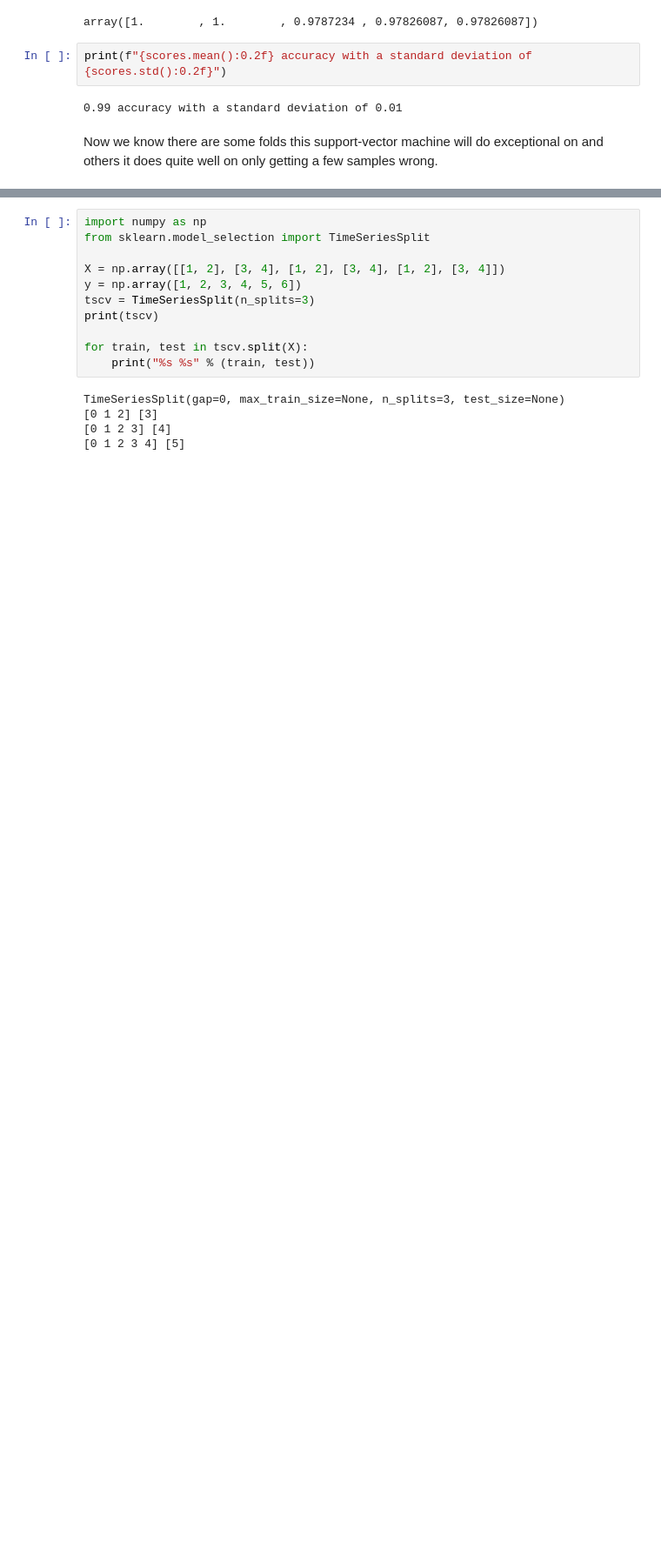
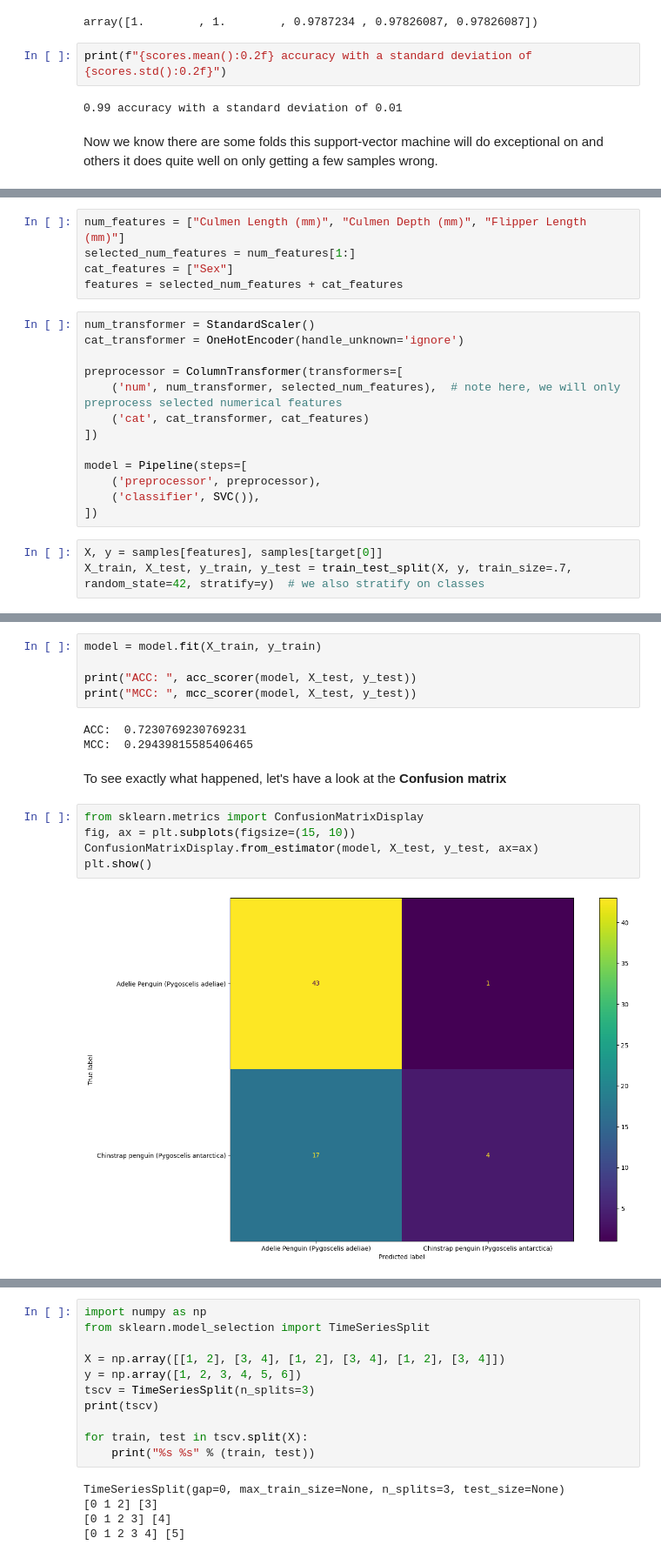
Before and after one commit to JesperDramsch/ml.recipes, a Jupyter notebook: notebooks/1 - Model Evaluation.ipynb, the cells around one changed output, grey strips where cells are left out. Shown at 87% size. Cells and saved outputs as stored; diff of their text form; blank space fills up the shorter version.

```diff
--- a/notebooks/1 - Model Evaluation.ipynb
+++ b/notebooks/1 - Model Evaluation.ipynb
@@ -135,0 +232,21 @@ Now we know there are some folds this support-vector machine will do exceptional
+# %%
+num_features = ["Culmen Length (mm)", "Culmen Depth (mm)", "Flipper Length (mm)"]
+selected_num_features = num_features[1:]
+cat_features = ["Sex"]
+features = selected_num_features + cat_features
+# %%
+num_transformer = StandardScaler()
+cat_transformer = OneHotEncoder(handle_unknown='ignore')
+
+preprocessor = ColumnTransformer(transformers=[
+    ('num', num_transformer, selected_num_features),  # note here, we will only preprocess selected numerical features
+    ('cat', cat_transformer, cat_features)
+])
+
+model = Pipeline(steps=[
+    ('preprocessor', preprocessor),
+    ('classifier', SVC()),
+])
+# %%
+X, y = samples[features], samples[target[0]]
+X_train, X_test, y_train, y_test = train_test_split(X, y, train_size=.7, random_state=42, stratify=y)  # we also stratify on classes
@@ -135,0 +293,17 @@ Now we know there are some folds this support-vector machine will do exceptional
+# %%
+model = model.fit(X_train, y_train)
+
+print("ACC: ", acc_scorer(model, X_test, y_test))
+print("MCC: ", mcc_scorer(model, X_test, y_test))
+# %% [output]
+ACC:  0.7230769230769231
+MCC:  0.29439815585406465
+# %% [markdown]
+To see exactly what happened, let's have a look at the **Confusion matrix**
+# %%
+from sklearn.metrics import ConfusionMatrixDisplay
+fig, ax = plt.subplots(figsize=(15, 10))
+ConfusionMatrixDisplay.from_estimator(model, X_test, y_test, ax=ax)
+plt.show()
+# %% [output]
+[figure, added]
```
Also changed, not shown: parts of 29 cells of this notebook, 12 other files.
